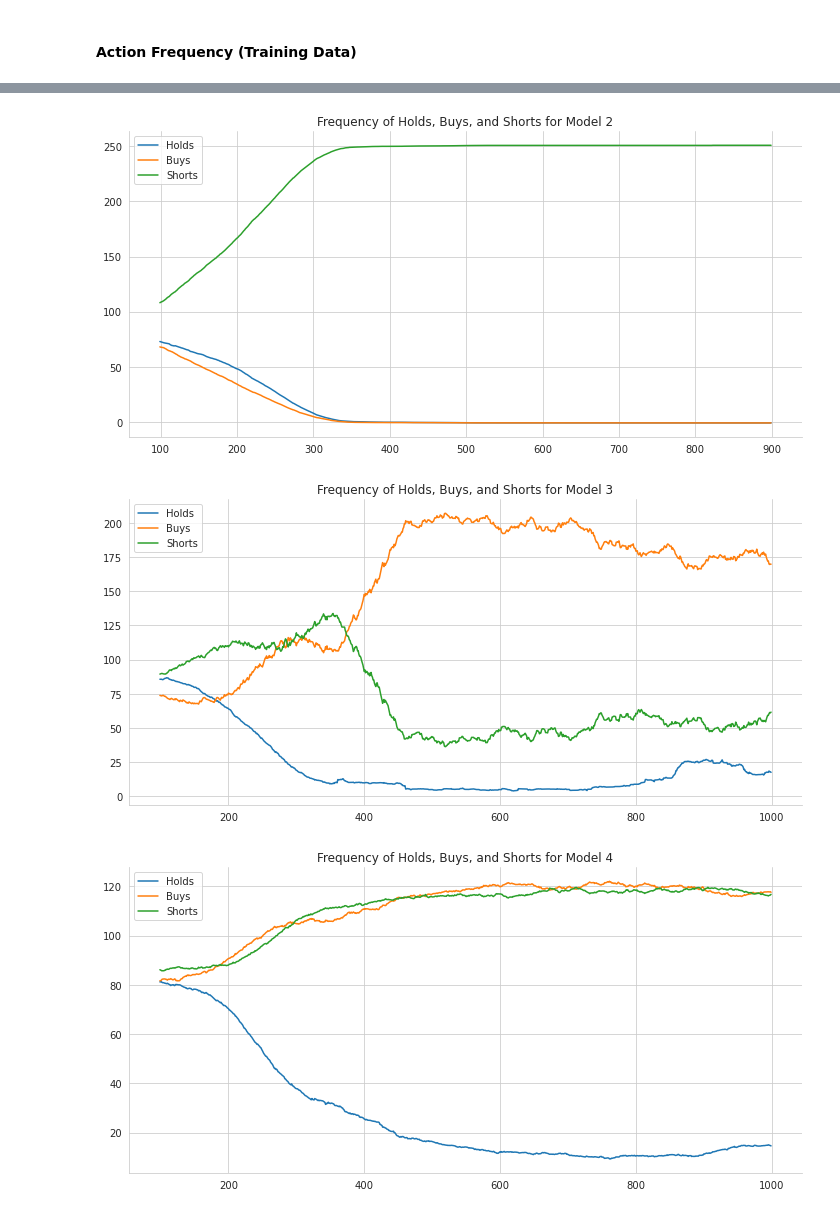
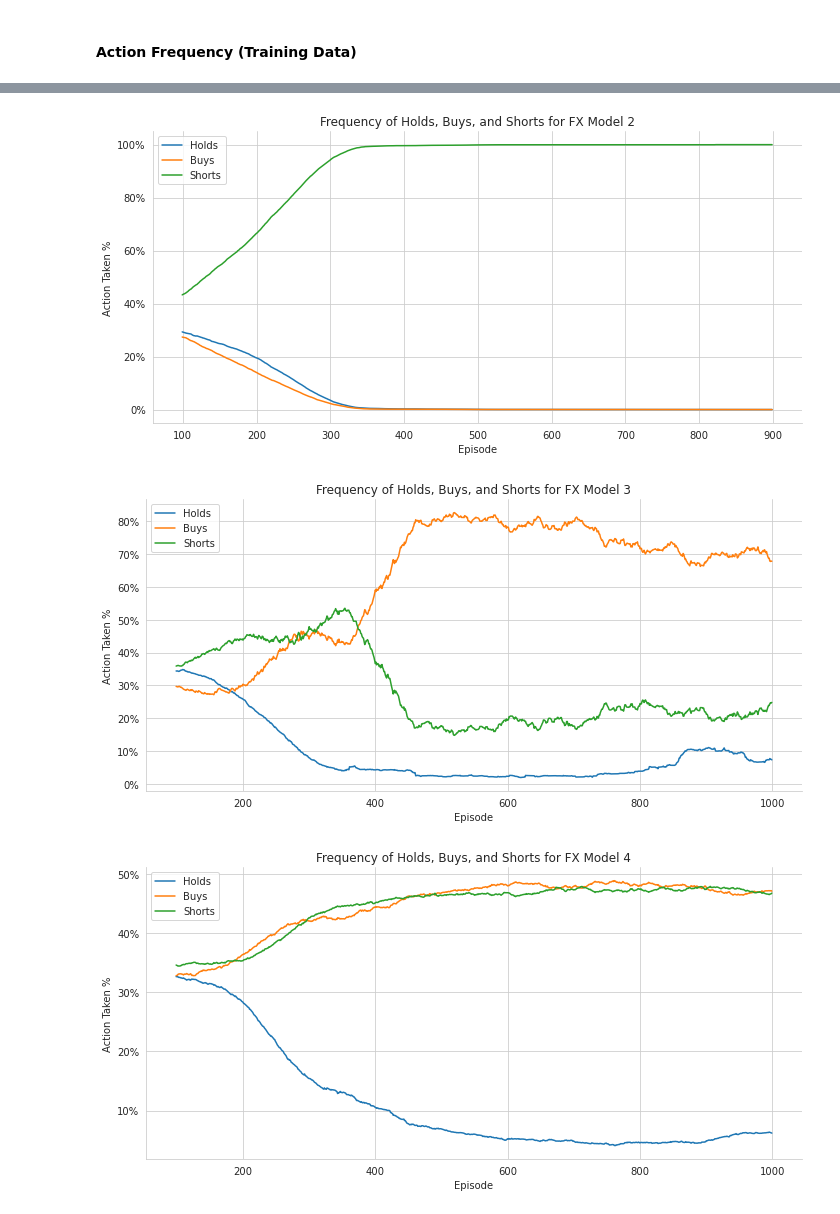
Before and after one commit to Switzerland-MQP-2022/DDQN-Model-Complexity-Analysis, a Jupyter notebook: Model/visualization.ipynb, the cells around one changed output, grey strips where cells are left out. Cells and saved outputs as stored; diff of their text form; code cells hidden in the pictures.

```diff
--- a/Model/visualization.ipynb
+++ b/Model/visualization.ipynb
@@ -70,11 +59,11 @@ labels = ['Model 1', 'Model 2', 'Model 3', 'Model 4', 'Model 5', 'Model 6', 'Tes
 # %%
 # Plot density histogram
 with sns.axes_style('white'):
-    for results in results_list:
+    for results in spy_results_list:
         sns.distplot(results.TrainDifference)
         sns.despine()
 
 # Put legend above graph
-plt.legend(local_files, loc="upper center", bbox_to_anchor=(0.5, 1.15), ncol=len(file_list))
+plt.legend(spy_local_files, loc="upper center", bbox_to_anchor=(0.5, 1.15), ncol=len(spy_file_list))
 # %% [output]
 <matplotlib.legend.Legend at 0x...>
@@ -226,12 +254,12 @@ labels = ['Model 1', 'Model 2', 'Model 3', 'Model 4', 'Model 5', 'Model 6', 'Tes
 # %%
 # Plot density histogram
 with sns.axes_style('white'):
-    for results in results_list:
+    for results in fx_results_list:
         sns.distplot(results.TrainDifference)
         sns.despine()
 
 # Put legend above graph
-plt.legend(local_files, loc="upper center", bbox_to_anchor=(0.5, 1.15), ncol=len(file_list))
+plt.legend(fx_local_files, loc="upper center", bbox_to_anchor=(0.5, 1.15), ncol=len(fx_file_list))
 # %% [output]
 <matplotlib.legend.Legend at 0x...>
 [figure]
@@ -288,11 +316,11 @@ fig.tight_layout()
 # %%
 fig, axes = plt.subplots(ncols=2, figsize=(14, 4), sharey=True)
 
-for r in range(0, len(test_results_list)):
-    results = test_results_list[r]
+for r in range(0, len(fx_test_results_list)):
+    results = fx_test_results_list[r]
     data = results['TestAgent']
 
-    if r == len(test_results_list) - 1:
+    if r == len(fx_test_results_list) - 1:
         data = results[['TestAgent','TestMarket']]
 
     df = (data
@@ -303,8 +331,8 @@ for r in range(0, len(test_results_list)):
             title='Annual Returns (Testing) (Moving Average)',
             legend='')
 
-#fig.legend(labels=test_local_files + ['TestMarket'], bbox_to_anchor=(0.27, -0.5), loc='lower center')
-fig.legend(labels=labels, bbox_to_anchor=(0.27, -0.5), loc='lower center')
+#fig.legend(labels=fx_test_local_files + ['TestMarket'], bbox_to_anchor=(0.27, -0.5), loc='lower center')
+fig.legend(labels=fx_labels, bbox_to_anchor=(0.27, -0.5), loc='lower center')
 
 
 for ax in axes:
@@ -312,7 +340,6 @@ for ax in axes:
         FuncFormatter(lambda y, _: '{:.0%}'.format(y)))
     ax.xaxis.set_major_formatter(
         FuncFormatter(lambda x, _: '{:,.0f}'.format(x)))
-axes[1].axhline(.5, ls='--', c='k', lw=1)
 
 sns.despine()
 fig.tight_layout()
@@ -322,21 +349,28 @@ fig.tight_layout()
 # %% [markdown]
 #### Action Frequency (Training Data)
 # %%
-for r in range(0, len(results_list)):
+for r in range(0, len(fx_results_list)):
     fig, axes = plt.subplots(ncols=1, figsize=(10, 5), sharey=True)
     targets = ['Holds', 'Buys', 'Shorts']
-    results = results_list[r]
-    try:
-        data = results[targets]
-    except:
-        data = results[['holds', 'Buys', 'shorts']] # TODO: Just change them if they don't conform
+    results = fx_results_list[r]
+
+    # Rename columns if they don't conform
+    results.rename(columns={"holds": "Holds", "buys": "Buys", "shorts": "Shorts"}, inplace=True)
+
+    data = results[targets]
+    total_actions = data['Holds'] + data['Buys'] + data['Shorts']
+    data['Holds'] = data['Holds'] / total_actions
+    data['Buys'] = data['Buys'] / total_actions
+    data['Shorts'] = data['Shorts'] / total_actions
 
     df = (data
-          .sub(1)
           .rolling(100)
           .mean())
 
-    df.plot(ax=axes,title='Frequency of Holds, Buys, and Shorts for ' + labels[r])
+    graph = df.plot(ax=axes,title='Frequency of Holds, Buys, and Shorts for FX ' + fx_labels[r])
+    graph.set_xlabel('Episode')
+    graph.set_ylabel('Action Taken %')
+    graph.yaxis.set_major_formatter(FuncFormatter(lambda y, _: '{:.0%}'.format(y)))
 
     sns.despine()
     fig.tight_layout()
@@ -345,3 +379,3 @@ for r in range(0, len(results_list)):
-[figure, old version]
+[figure, new version]
-[figure, old version]
+[figure, new version]
-[figure, old version]
+[figure, new version]
```
Also changed, not shown: parts of 13 cells of this notebook.
